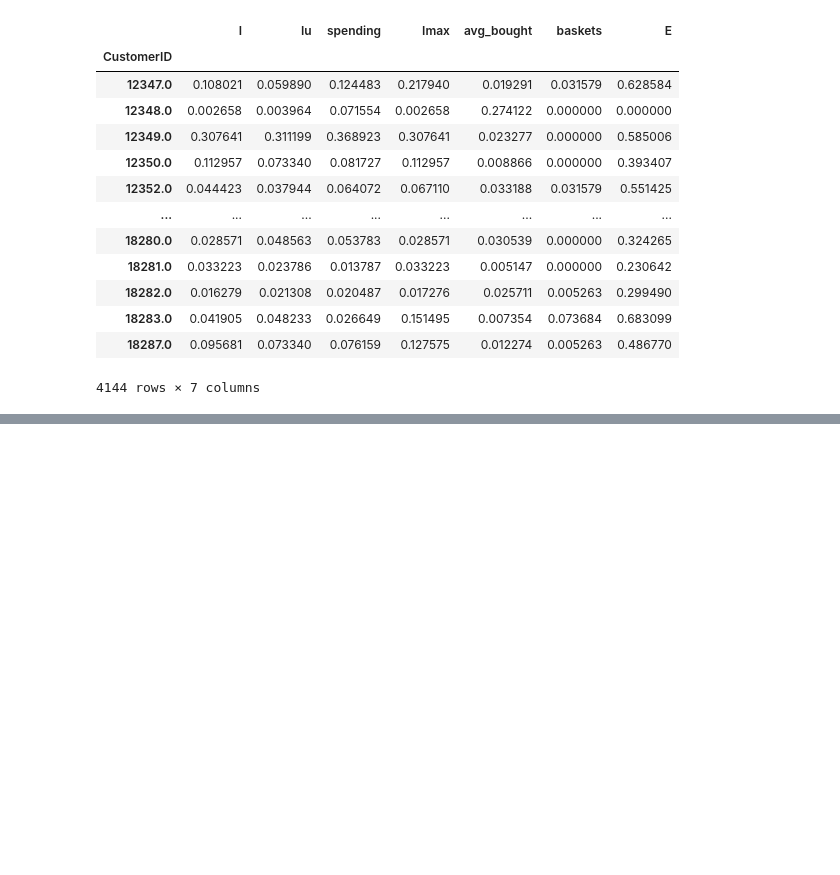
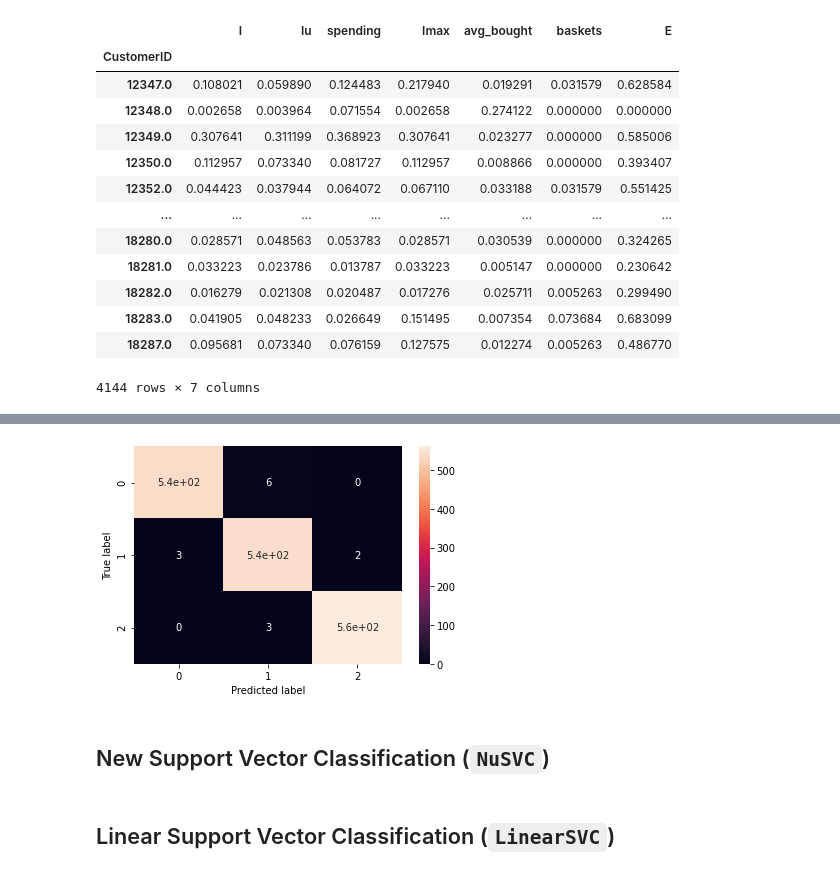
Before and after one commit to matteo-Donofrio-unipi/DM-Project, a Jupyter notebook: src/DM_02_TASK3/classification.ipynb, the cells around one changed output, grey strips where cells are left out. Saved outputs shown, nothing was run; the diff lists cells and outputs as text; code cells hidden in the pictures; blank space fills up the shorter version.

```diff
--- a/src/DM_02_TASK3/classification.ipynb
+++ b/src/DM_02_TASK3/classification.ipynb
@@ -31,0 +205,23 @@ df
+# %%
+from sklearn.svm import SVC
+
+C_values = np.linspace(2**12, 2**13, 11)
+
+gamma_values = list(np.linspace(2**(-15), 2**(-14), 11)) + ["auto", "scale"]
+
+grid_params = {
+    "kernel": ["poly", "rbf", "sigmoid", "linear"],
+    "C": C_values,
+    "gamma": gamma_values,
+    "shrinking": [True, False]
+}
+
+best_score, best_estimator, best_params = grid_search(
+    train_set,
+    train_label,
+    grid_params,
+    SVC()
+)
+display(best_score)
+display(best_estimator)
+display(best_params)
@@ -31,0 +235,13 @@ df
+# %%
+svc = SVC(**best_params)
+svc.fit(train_set, train_label)
+pred_label = svc.predict(test_set)
+# %%
+plot_confusion_matrix(test_label, pred_label)
+plt.savefig("./svc-conf.png")
+# %% [output]
+[figure, added]
+# %% [markdown]
+## New Support Vector Classification (`NuSVC`)
+# %% [markdown]
+## Linear Support Vector Classification (`LinearSVC`)
```
Also changed, not shown: parts of 20 cells of this notebook.
